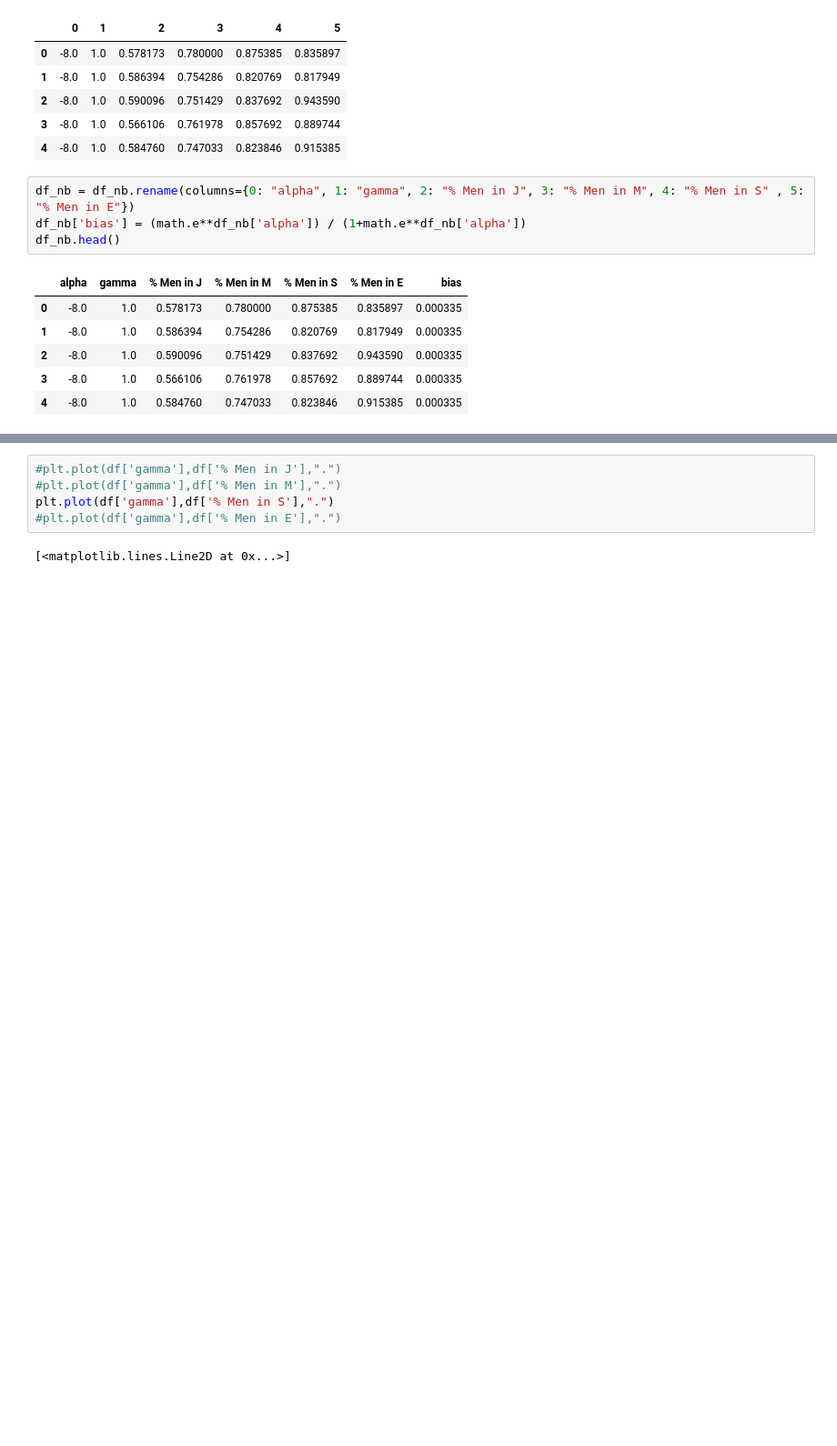
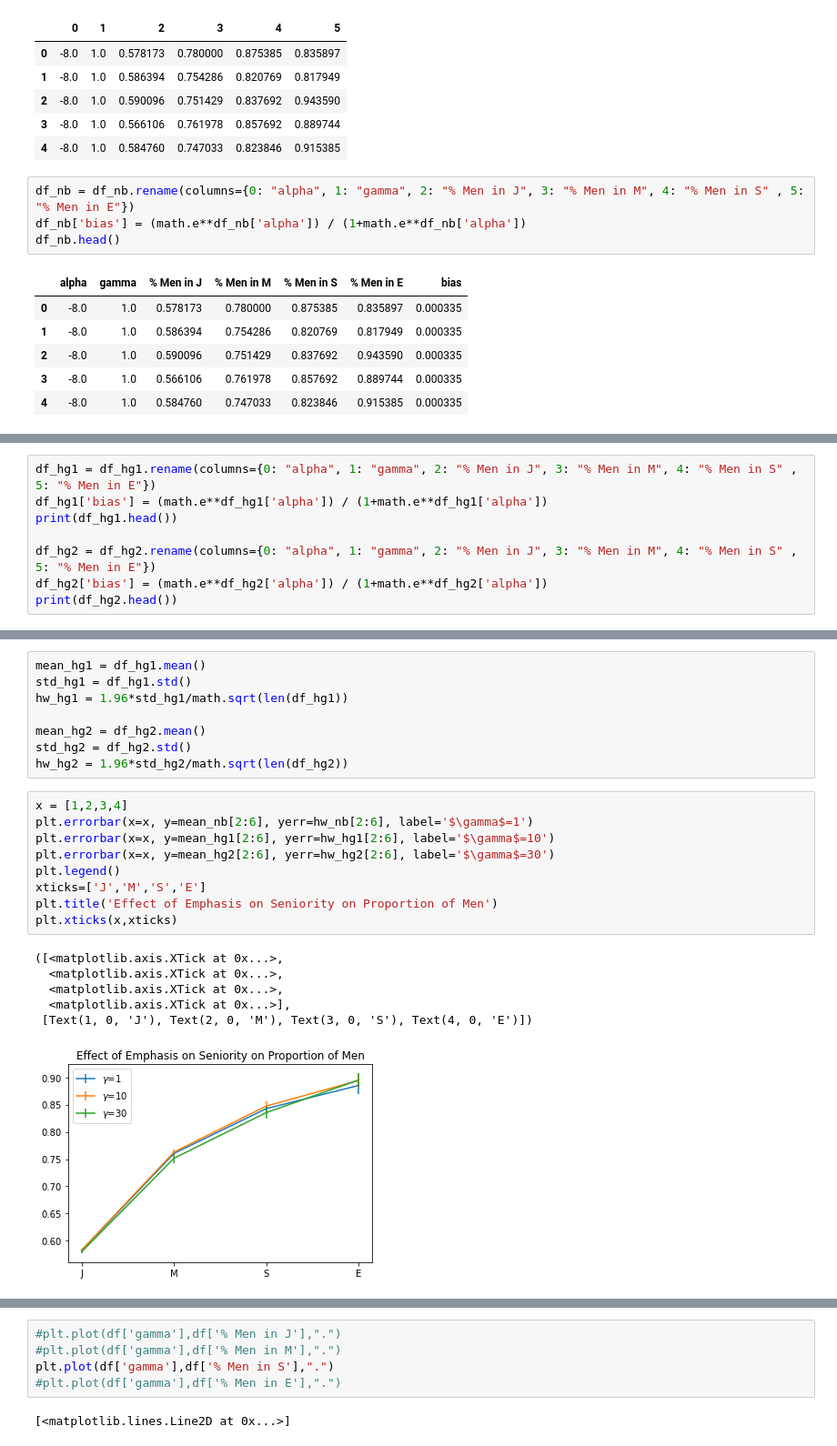
Before and after one commit to bmosh/4580_final_project, a Jupyter notebook: Linear_Regression.ipynb, the cells around one changed output, grey strips where cells are left out. Shown at 91% size. Drawn from its saved outputs; the diff is of its cells as text; blank space fills up the shorter version.

```diff
--- a/Linear_Regression.ipynb
+++ b/Linear_Regression.ipynb
@@ -99,0 +142,8 @@ plt.xticks(x,xticks)
+# %%
+df_hg1 = df_hg1.rename(columns={0: "alpha", 1: "gamma", 2: "% Men in J", 3: "% Men in M", 4: "% Men in S" , 5: "% Men in E"})
+df_hg1['bias'] = (math.e**df_hg1['alpha']) / (1+math.e**df_hg1['alpha'])
+print(df_hg1.head())
+
+df_hg2 = df_hg2.rename(columns={0: "alpha", 1: "gamma", 2: "% Men in J", 3: "% Men in M", 4: "% Men in S" , 5: "% Men in E"})
+df_hg2['bias'] = (math.e**df_hg2['alpha']) / (1+math.e**df_hg2['alpha'])
+print(df_hg2.head())
@@ -99,0 +163,24 @@ plt.xticks(x,xticks)
+# %%
+mean_hg1 = df_hg1.mean()
+std_hg1 = df_hg1.std()
+hw_hg1 = 1.96*std_hg1/math.sqrt(len(df_hg1))
+
+mean_hg2 = df_hg2.mean()
+std_hg2 = df_hg2.std()
+hw_hg2 = 1.96*std_hg2/math.sqrt(len(df_hg2))
+# %%
+x = [1,2,3,4]
+plt.errorbar(x=x, y=mean_nb[2:6], yerr=hw_nb[2:6], label='$\gamma$=1')
+plt.errorbar(x=x, y=mean_hg1[2:6], yerr=hw_hg1[2:6], label='$\gamma$=10')
+plt.errorbar(x=x, y=mean_hg2[2:6], yerr=hw_hg2[2:6], label='$\gamma$=30')
+plt.legend()
+xticks=['J','M','S','E']
+plt.title('Effect of Emphasis on Seniority on Proportion of Men')
+plt.xticks(x,xticks)
+# %% [output]
+([<matplotlib.axis.XTick at 0x...>,
+  <matplotlib.axis.XTick at 0x...>,
+  <matplotlib.axis.XTick at 0x...>,
+  <matplotlib.axis.XTick at 0x...>],
+ [Text(1, 0, 'J'), Text(2, 0, 'M'), Text(3, 0, 'S'), Text(4, 0, 'E')])
+[figure, added]
```
Also changed, not shown: parts of 26 cells of this notebook, 5 other files.
